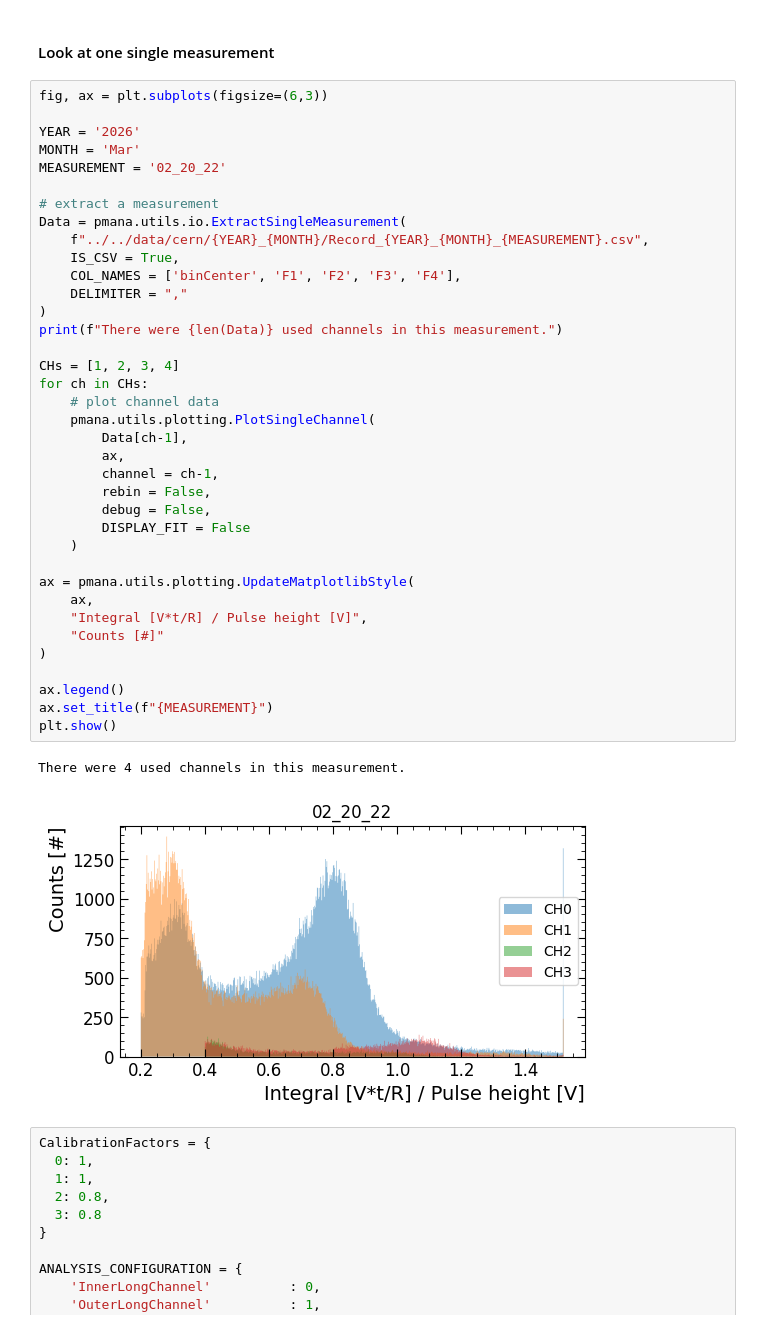
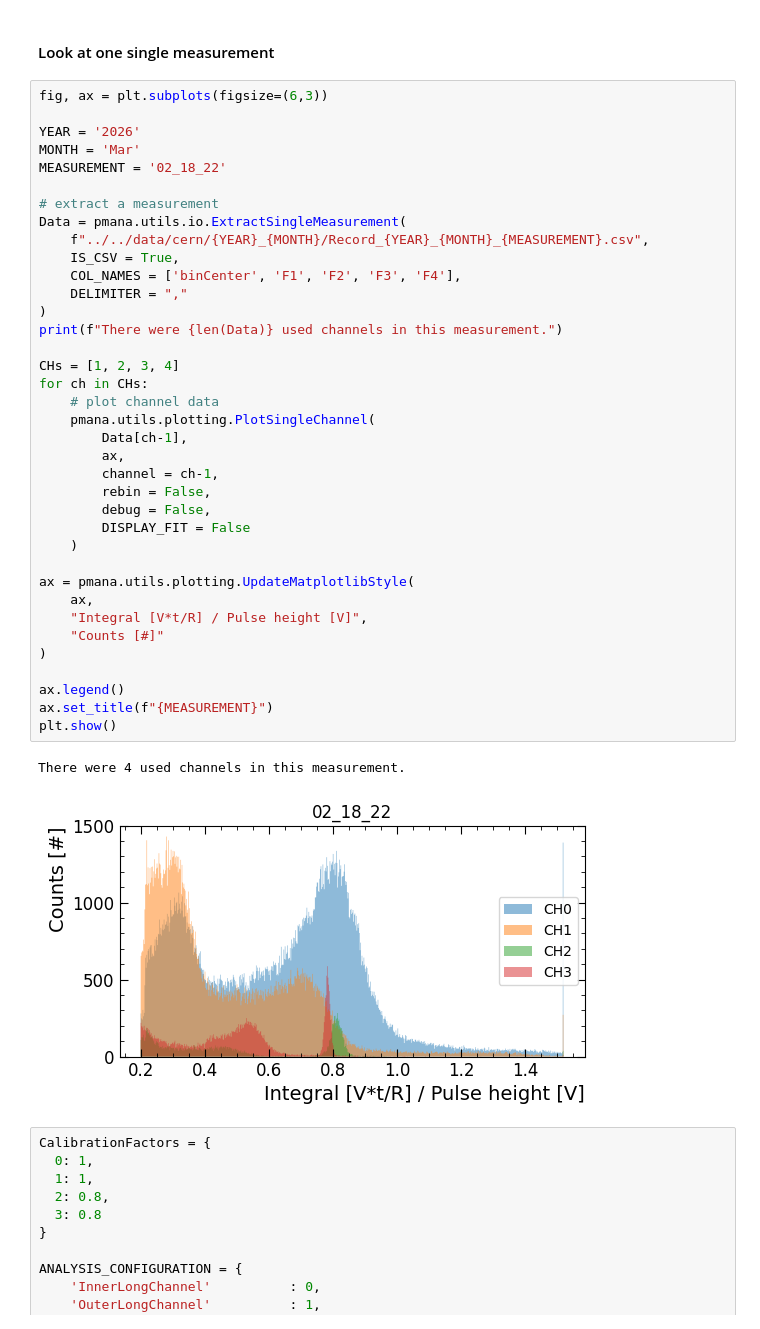
Before and after one commit to rtriozzi/pmana, a Jupyter notebook: notebooks/calibration/pmana_CERN_calibration_CSV.ipynb, the cells around one changed output. Cells and saved outputs as stored; diff of their text form.

```diff
--- a/notebooks/calibration/pmana_CERN_calibration_CSV.ipynb
+++ b/notebooks/calibration/pmana_CERN_calibration_CSV.ipynb
@@ -15,41 +15,41 @@ fig, ax = plt.subplots(figsize=(6,3))
 
 YEAR = '2026'
 MONTH = 'Mar'
-MEASUREMENT = '02_20_22'
+MEASUREMENT = '02_18_22'
 
 # extract a measurement
 Data = pmana.utils.io.ExtractSingleMeasurement(
     f"../../data/cern/{YEAR}_{MONTH}/Record_{YEAR}_{MONTH}_{MEASUREMENT}.csv",
     IS_CSV = True,
     COL_NAMES = ['binCenter', 'F1', 'F2', 'F3', 'F4'],
     DELIMITER = ","
 )
 print(f"There were {len(Data)} used channels in this measurement.")
 
 CHs = [1, 2, 3, 4]
 for ch in CHs:
     # plot channel data
     pmana.utils.plotting.PlotSingleChannel(
         Data[ch-1],
         ax,
         channel = ch-1,
         rebin = False,
         debug = False,
         DISPLAY_FIT = False
     )
 
 ax = pmana.utils.plotting.UpdateMatplotlibStyle(
     ax,
     "Integral [V*t/R] / Pulse height [V]",
     "Counts [#]"
 )
 
 ax.legend()
 ax.set_title(f"{MEASUREMENT}")
 plt.show()
 # %% [output]
 There were 4 used channels in this measurement.
-[figure, old version]
+[figure, new version]
 # %%
 CalibrationFactors = {
   0: 1,
```
Also changed, not shown: 2 other files.
